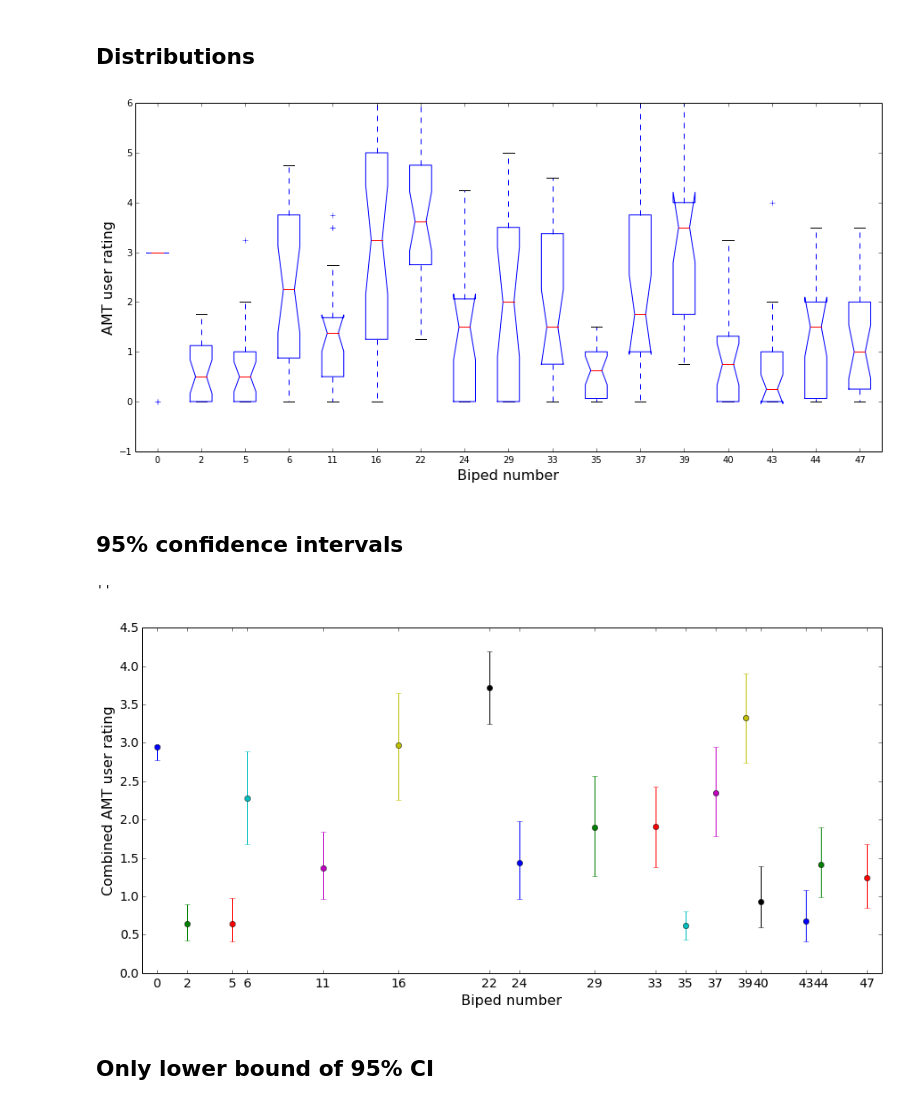
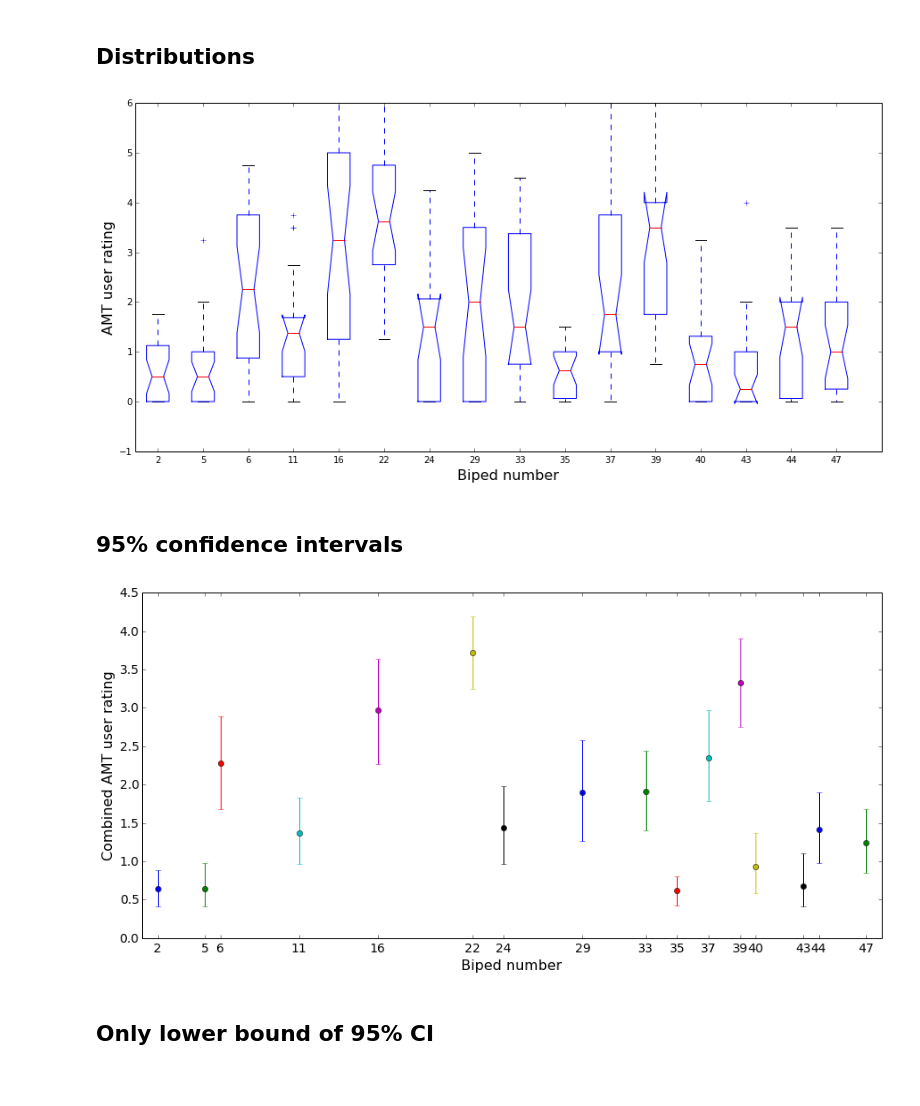
Before and after one commit to rhiever/AMT-biped-analysis, a Jupyter notebook: Biped AMT ratings.ipynb, the cells around one changed output. Cells and saved outputs as stored; diff of their text form; code cells hidden in the pictures.

```diff
--- a/Biped AMT ratings.ipynb
+++ b/Biped AMT ratings.ipynb
@@ -10,6 +12,9 @@ biped_ratings = read_csv("biped-amt-ratings-training.csv", na_values=[""]).dropn
 # only keep the rating if the user correctly identified the dummy biped
 biped_ratings = biped_ratings[biped_ratings["amt_user_red"] == biped_ratings["actual_red"]]
 
+# throw out ratings for the dummy biped (biped 0)
+biped_ratings = biped_ratings[biped_ratings["biped_num"] != 0]
+
 biped_ratings.describe()
 # %% [output]
 |  | biped_num | amt_user_rating | amt_user_age | amt_user_id | amt_user_red | actual_red | amt_user_time | ... |
@@ -44,31 +49,30 @@ xlabel("Biped number", fontsize=16)
 ylabel("AMT user rating", fontsize=16)
 xticks(range(1, 18), x_ticks);
 # %% [output]
-[figure, old version]
+[figure, new version]
 # %% [markdown]
 ## 95% confidence intervals
 # %%
 import scikits.bootstrap as bootstrap
 import scipy
 
 biped_nums = []
 
 figure(figsize=(15, 7))
 
 for i, group in biped_ratings.groupby("biped_num"):
     biped_nums.append(i)
     rating_mean = group["amt_user_rating"].mean()
     conf_int = bootstrap.ci(data=group["amt_user_rating"], statfunction=scipy.mean)
     errorbar(x=[i], y=[rating_mean], yerr=[[rating_mean - conf_int[0]], [conf_int[1] - rating_mean]], fmt="o")
 
 xticks(biped_nums, fontsize=14)
 yticks(fontsize=14)
 xlabel("Biped number", fontsize=16)
 ylabel("Combined AMT user rating", fontsize=16)
-xlim(-1, 48);
+xlim(1, 48);
 # %% [output]
-''
-[figure, old version]
+[figure, new version]
 # %% [markdown]
 ## Only lower bound of 95% CI
 # %%
```
Also changed, not shown: parts of 12 cells of this notebook.
